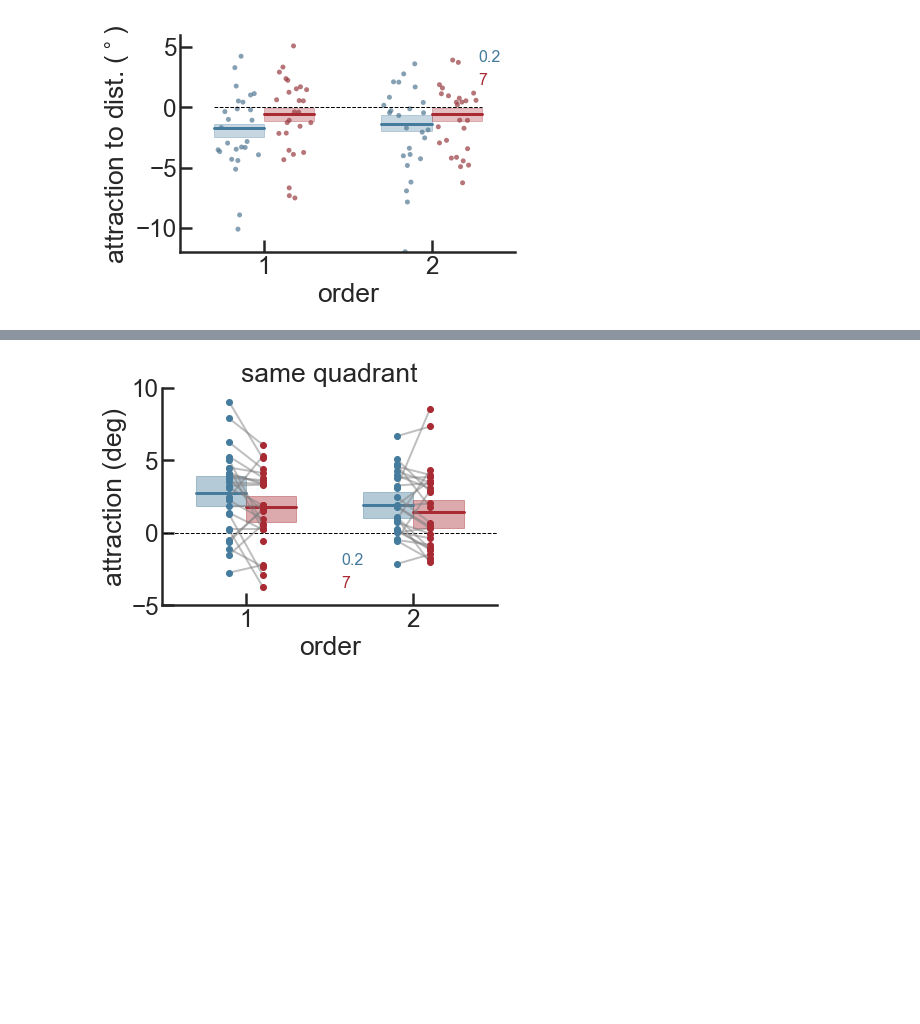
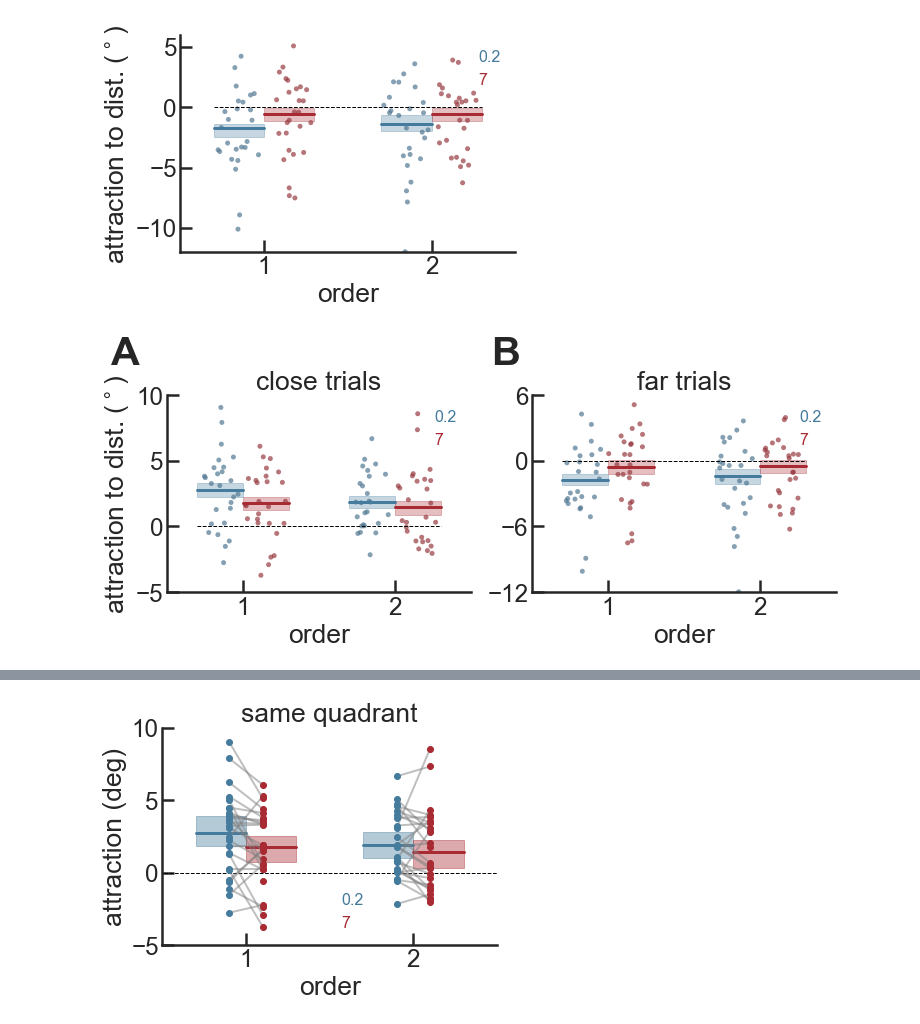
Before and after one commit to davidbestue/wm_distractor_filtering, a Jupyter notebook: Behaviour_important_plots.ipynb, the cells around one changed output, grey strips where cells are left out. Cells and saved outputs as stored; diff of their text form; code cells hidden in the pictures; blank space fills up the shorter version.

```diff
--- a/Behaviour_important_plots.ipynb
+++ b/Behaviour_important_plots.ipynb
@@ -555,6 +555,45 @@ plt.show(block=False)
 # %% [output]
 [figure]
 [figure]
+# %%
+f = plt.figure(figsize=(12,8))
+ax1 = f.add_subplot(121)
+ax2 = f.add_subplot(122)
+
+
+
+f.text(0.06, 0.95, "A", weight="bold", horizontalalignment='left', verticalalignment='center', fontsize=40)
+f.text(0.5, 0.95, "B", weight="bold", horizontalalignment='left', verticalalignment='center', fontsize=40)
+
+
+
+plt.subplot(221)
+
+linares_plot(x='order', y='distance_A_err', hue='delay', df= df_analysis.loc[df_analysis['dist_in_out']=='in'],
+             palette=[col_02, col_7], order=[1,2], hue_order=[0.2, 7], point_size=5,
+             alpha=0.7, width=0.6, by_subj=True, subj_col='subject', reps=500,
+            CI=0.68, loc_l=1, sep_axis=False, fill_box=True, alpha_box=0.3)
+plt.ylim(-5,10)
+plt.plot([-.3 ,1.3], [0,0], 'k--', linewidth=1)
+plt.ylabel(r'attraction to dist. ($^\circ$)');
+plt.title('close trials')
+
+
+plt.subplot(222)
+
+linares_plot(x='order', y='distance_A_err', hue='delay', df= df_analysis.loc[df_analysis['dist_in_out']=='out'],
+             palette=[col_02, col_7], order=[1,2], hue_order=[0.2, 7], point_size=5,
+             alpha=0.7, width=0.6, by_subj=True, subj_col='subject', reps=500,
+            CI=0.68, loc_l=1, sep_axis=False, fill_box=True, alpha_box=0.3)
+plt.ylim(-12,6)
+plt.yticks([-12, -6,0,6])
+plt.plot([-.3 ,1.3], [0,0], 'k--', linewidth=1)
+plt.ylabel(r'');
+plt.title('far trials');
+
+plt.savefig('C:\\Users\\David\\Desktop\\behaviour_tdoa_attraction_68.svg', transparent=True )
+# %% [output]
+[figure, added]
 # %%
 f = plt.figure(figsize=(12,8))
 ax1 = f.add_subplot(121)
```
Also changed, not shown: parts of 2 cells of this notebook.
